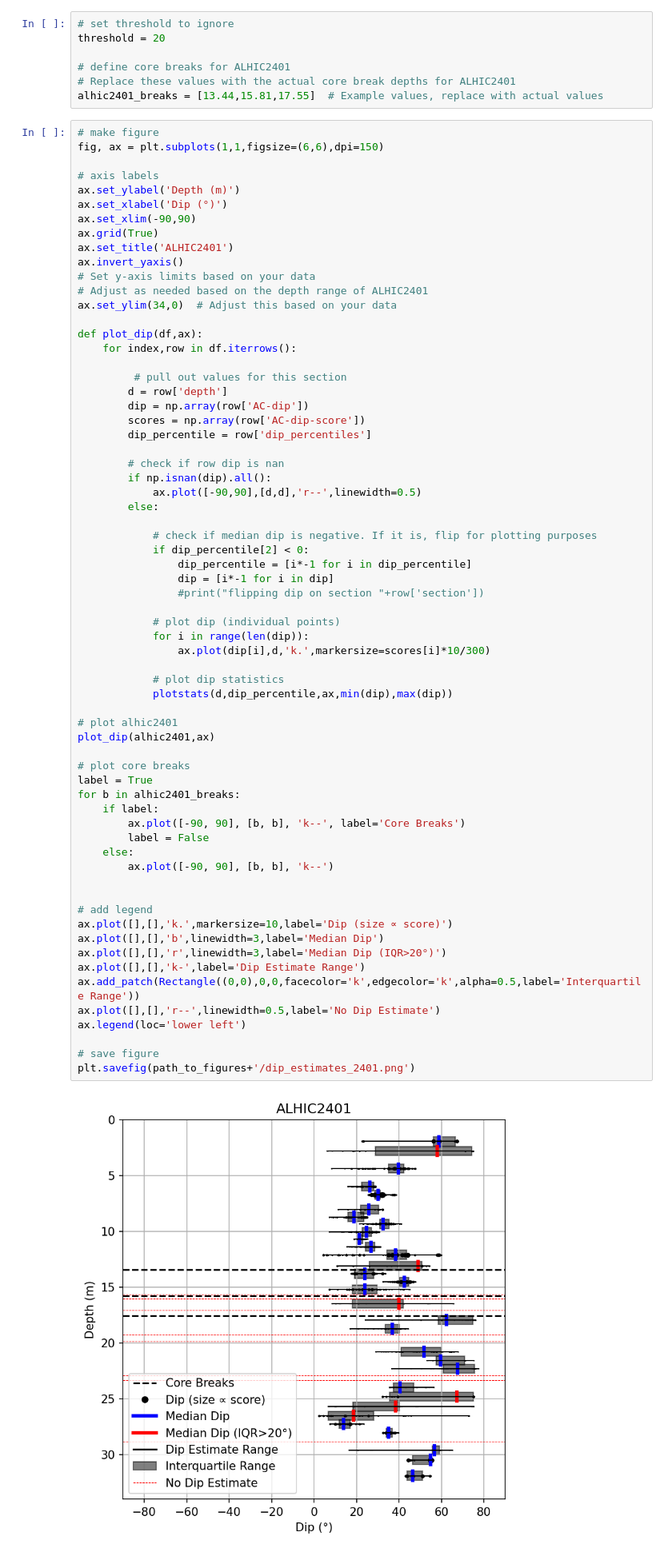
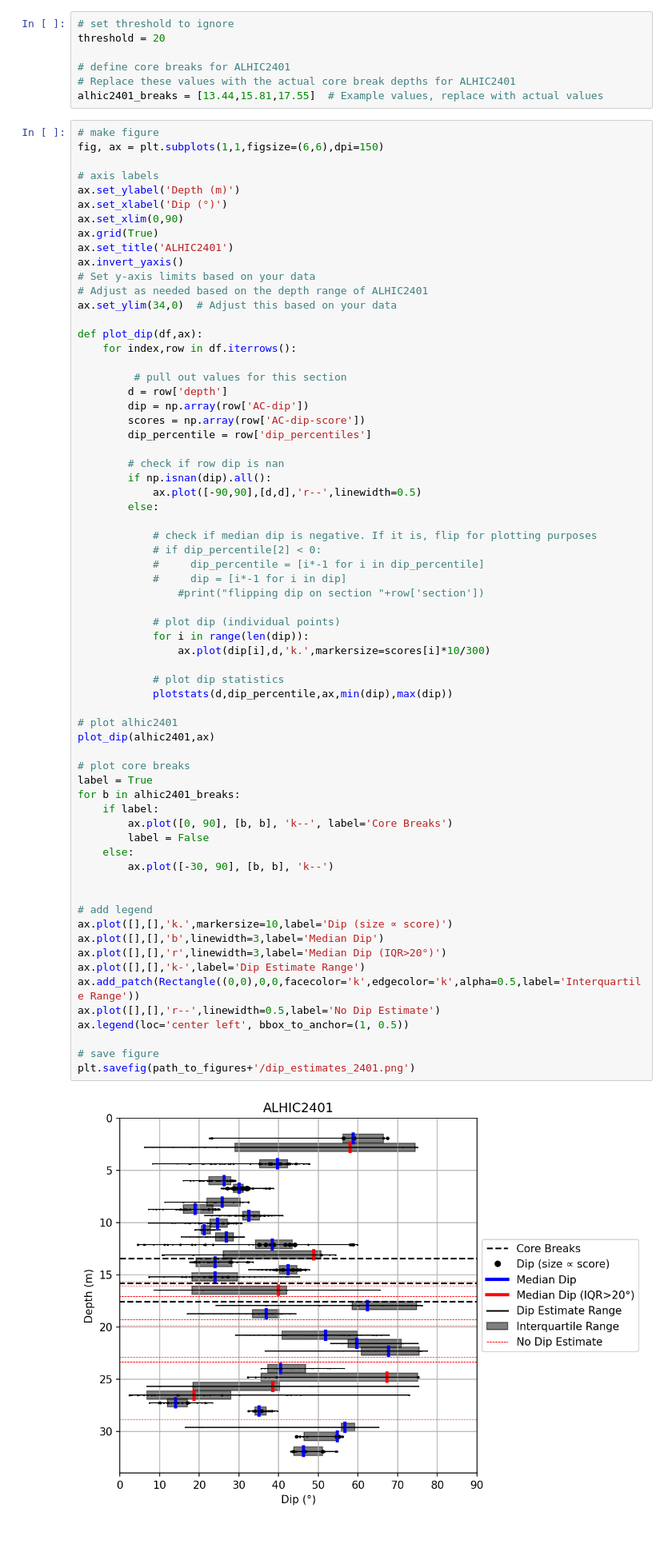
Before and after one commit to liamkirkpatrick/ECM-datascripts, a Jupyter notebook: python_scripts/cul-de-sac/orientation_plots_2401.ipynb, the cells around one changed output. Shown at 80% size. Drawn from its saved outputs; the diff is of its cells as text; blank space fills up the shorter version.

Commit message:
cul-de-sac plots (current before CPL 2025)

```diff
--- a/python_scripts/cul-de-sac/orientation_plots_2401.ipynb
+++ b/python_scripts/cul-de-sac/orientation_plots_2401.ipynb
@@ -353,7 +353,7 @@ fig, ax = plt.subplots(1,1,figsize=(6,6),dpi=150)
 # axis labels
 ax.set_ylabel('Depth (m)')
 ax.set_xlabel('Dip (°)')
-ax.set_xlim(-90,90)
+ax.set_xlim(0,90)
 ax.grid(True)
 ax.set_title('ALHIC2401')
 ax.invert_yaxis()
@@ -376,44 +376,44 @@ def plot_dip(df,ax):
         else:
 
             # check if median dip is negative. If it is, flip for plotting purposes
-            if dip_percentile[2] < 0:
-                dip_percentile = [i*-1 for i in dip_percentile]
-                dip = [i*-1 for i in dip]
+            # if dip_percentile[2] < 0:
+            #     dip_percentile = [i*-1 for i in dip_percentile]
+            #     dip = [i*-1 for i in dip]
                 #print("flipping dip on section "+row['section'])
 
             # plot dip (individual points)
             for i in range(len(dip)):
                 ax.plot(dip[i],d,'k.',markersize=scores[i]*10/300)
 
             # plot dip statistics
             plotstats(d,dip_percentile,ax,min(dip),max(dip))
 
 # plot alhic2401
 plot_dip(alhic2401,ax)
 
 # plot core breaks
 label = True
 for b in alhic2401_breaks:
     if label:
-        ax.plot([-90, 90], [b, b], 'k--', label='Core Breaks')
+        ax.plot([0, 90], [b, b], 'k--', label='Core Breaks')
         label = False
     else:
-        ax.plot([-90, 90], [b, b], 'k--')
+        ax.plot([-30, 90], [b, b], 'k--')
 
 
 # add legend
 ax.plot([],[],'k.',markersize=10,label='Dip (size ∝ score)')
 ax.plot([],[],'b',linewidth=3,label='Median Dip')
 ax.plot([],[],'r',linewidth=3,label='Median Dip (IQR>20°)')
 ax.plot([],[],'k-',label='Dip Estimate Range')
 ax.add_patch(Rectangle((0,0),0,0,facecolor='k',edgecolor='k',alpha=0.5,label='Interquartile Range'))
 ax.plot([],[],'r--',linewidth=0.5,label='No Dip Estimate')
-ax.legend(loc='lower left')
+ax.legend(loc='center left', bbox_to_anchor=(1, 0.5))
 
 # save figure
 plt.savefig(path_to_figures+'/dip_estimates_2401.png')
 # %% [output]
-[figure, old version]
+[figure, new version]
 # %% [markdown]
 ## Now make a plot showing orientation with depth
 
```
Also changed, not shown: parts of 2 cells of this notebook, 2 other files.
